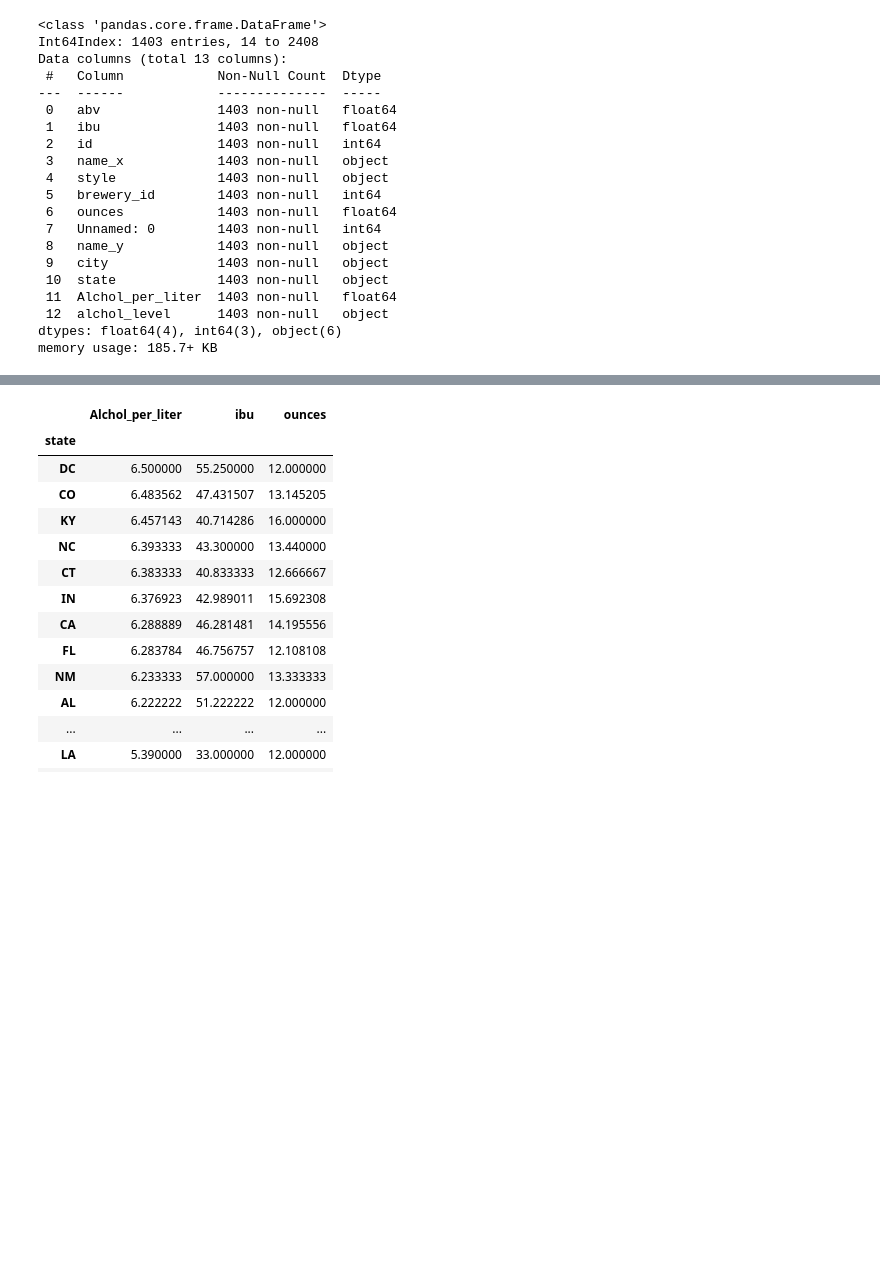
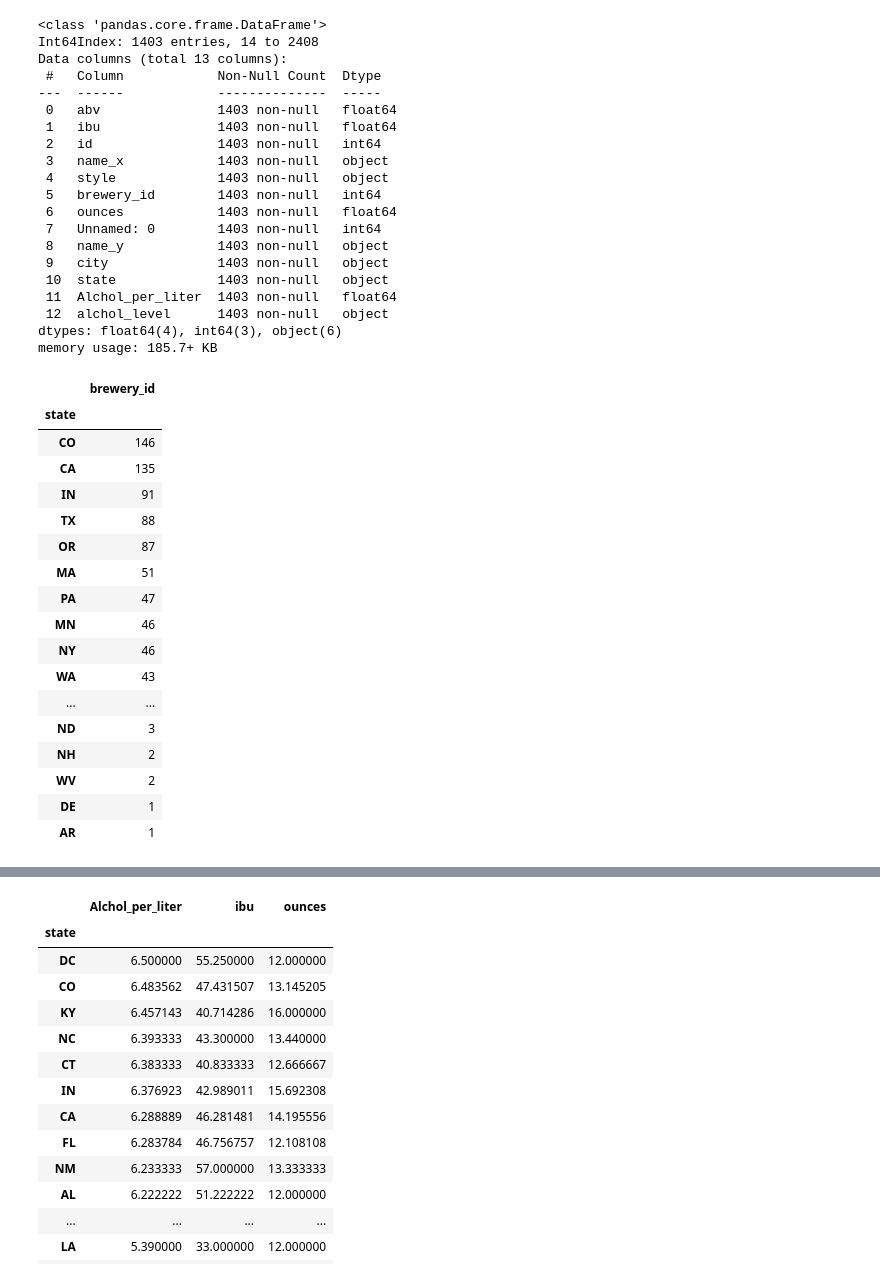
Before and after one commit to Alan-Hans/Portafolio-DataScientist, a Jupyter notebook: Beer_analize.ipynb, the cells around one changed output, grey strips where cells are left out. Saved outputs shown, nothing was run; the diff lists cells and outputs as text; code cells hidden in the pictures; blank space fills up the shorter version.

```diff
--- a/Beer_analize.ipynb
+++ b/Beer_analize.ipynb
@@ -180,3 +180,27 @@ Data columns (total 13 columns):
  12  alchol_level      1403 non-null   object
 dtypes: float64(4), int64(3), object(6)
 memory usage: 185.7+ KB
+# %%
+order_df = df.groupby(['state'])['brewery_id'].count()
+order_df = order_df.sort_values(ascending=False)
+
+pd.DataFrame(order_df)
+# %% [output]
+|  | brewery_id |
+| state |  |
+| CO | 146 |
+| CA | 135 |
+| IN | 91 |
+| TX | 88 |
+| OR | 87 |
+| MA | 51 |
+| PA | 47 |
+| MN | 46 |
+| NY | 46 |
+| WA | 43 |
+| ... | ... |
+| ND | 3 |
+| NH | 2 |
+| WV | 2 |
+| DE | 1 |
+| AR | 1 |
```
Also changed, not shown: parts of 1 cell of this notebook.
